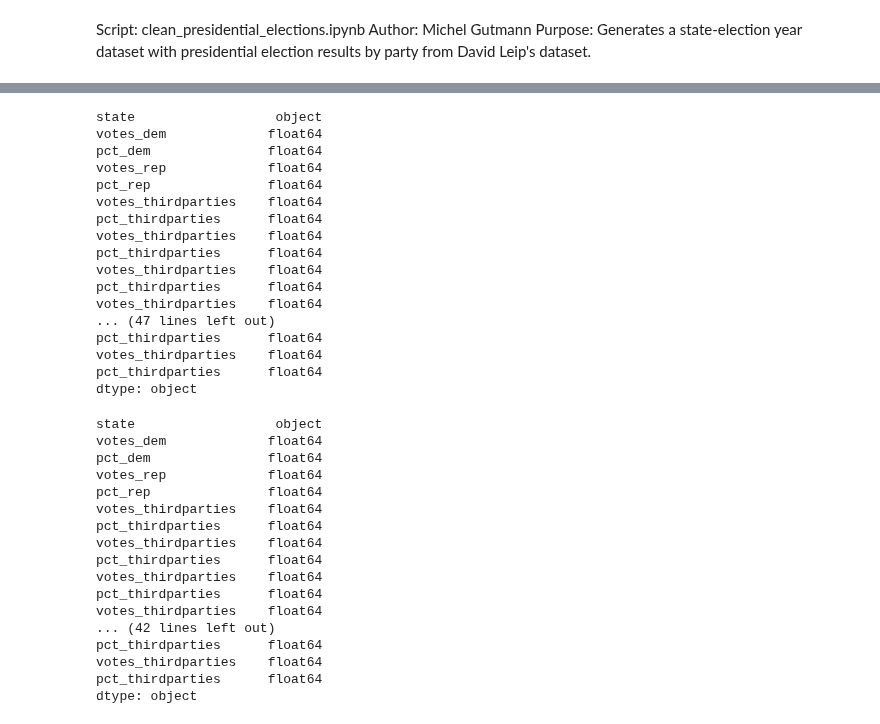
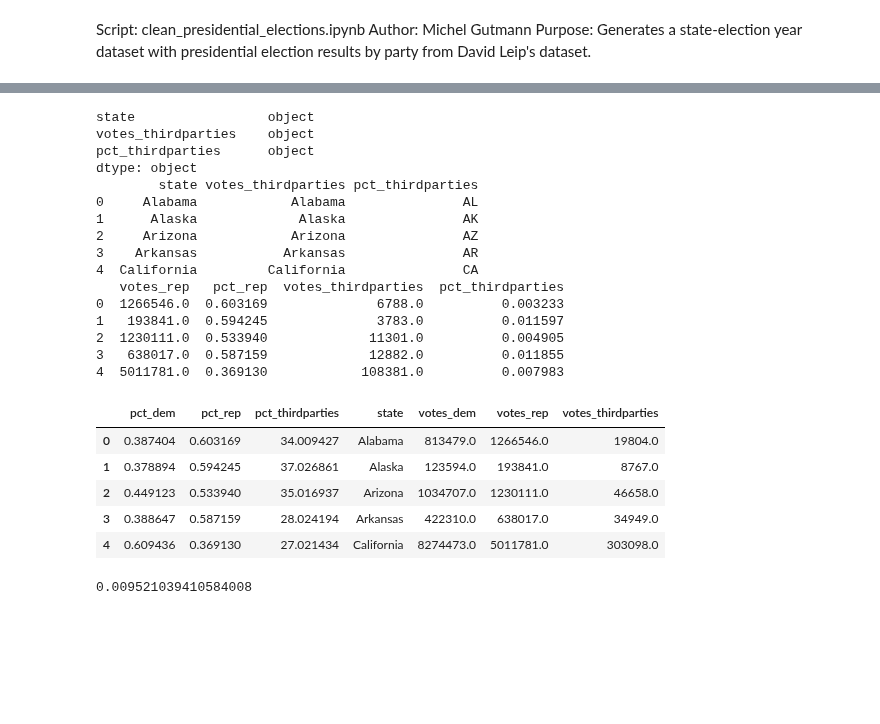
Before and after one commit to batShimon/similarity_data, a Jupyter notebook: clean_presidential_elections.ipynb, the cells around one changed output, grey strips where cells are left out. Cells and saved outputs as stored; diff of their text form; code cells hidden in the pictures; blank space fills up the shorter version.

```diff
--- a/clean_presidential_elections.ipynb
+++ b/clean_presidential_elections.ipynb
@@ -50,10 +50,16 @@ def clean_election(df):
         elif col_str != "state":
             col_names.append("pct_" + last_name)
     df_filtered.columns = col_names
+    # df_filtered1 = df_filtered.loc[:, (df_filtered.dtypes != 'float64')]
+    # with pd.option_context('display.max_rows', None):
+    #     print(df_filtered1.dtypes)
+    #     print(df_filtered1.head())
+    # df_filtered2 = df_filtered.iloc[:, 3:7]
+    # with pd.option_context('display.max_rows', None):
+    #     # print(df_filtered2.dtypes)
+    #     print(df_filtered2.head())
     # Keep only float type columns and 'state' column
     df_filtered = df_filtered.loc[:, (df_filtered.dtypes == 'float64') | (df_filtered.columns == 'state')]
-    with pd.option_context('display.max_rows', None):
-        print(df_filtered.dtypes)
 
     # Sum over third party results
     cleaned_df = df_filtered.groupby(df_filtered.columns, axis=1).sum()
@@ -66,41 +96,35 @@ dfs = pd.read_excel(input_file, header=1, sheet_name=None)
 df_2008 = dfs["2008"]
 df_2008_clean = clean_election(df_2008)
 # %% [output]
-state                  object
-votes_dem             float64
-pct_dem               float64
-votes_rep             float64
-pct_rep               float64
-votes_thirdparties    float64
-pct_thirdparties      float64
-votes_thirdparties    float64
-pct_thirdparties      float64
-votes_thirdparties    float64
-pct_thirdparties      float64
-votes_thirdparties    float64
-... (47 lines left out)
-pct_thirdparties      float64
-votes_thirdparties    float64
-pct_thirdparties      float64
+state                 object
+votes_thirdparties    object
+pct_thirdparties      object
 dtype: object
+        state votes_thirdparties pct_thirdparties
+0     Alabama            Alabama               AL
+1      Alaska             Alaska               AK
+2     Arizona            Arizona               AZ
+3    Arkansas           Arkansas               AR
+4  California         California               CA
+   votes_rep   pct_rep  votes_thirdparties  pct_thirdparties
+0  1266546.0  0.603169              6788.0          0.003233
+1   193841.0  0.594245              3783.0          0.011597
+2  1230111.0  0.533940             11301.0          0.004905
+3   638017.0  0.587159             12882.0          0.011855
+4  5011781.0  0.369130            108381.0          0.007983
+# %%
+df_2008_clean.head()
+# %% [output]
+|  | pct_dem | pct_rep | pct_thirdparties | state | votes_dem | votes_rep | votes_thirdparties |
+| 0 | 0.387404 | 0.603169 | 34.009427 | Alabama | 813479.0 | 1266546.0 | 19804.0 |
+| 1 | 0.378894 | 0.594245 | 37.026861 | Alaska | 123594.0 | 193841.0 | 8767.0 |
+| 2 | 0.449123 | 0.533940 | 35.016937 | Arizona | 1034707.0 | 1230111.0 | 46658.0 |
+| 3 | 0.388647 | 0.587159 | 28.024194 | Arkansas | 422310.0 | 638017.0 | 34949.0 |
+| 4 | 0.609436 | 0.369130 | 27.021434 | California | 8274473.0 | 5011781.0 | 303098.0 |
+# %%
+print(19804/(813479+1266546))
+# %% [output]
+0.009521039410584008
 # %%
 df_2012 = dfs["2012"]
 df_2012_clean = clean_election(df_2012)
-# %% [output]
-state                  object
-votes_dem             float64
-pct_dem               float64
-votes_rep             float64
-pct_rep               float64
-votes_thirdparties    float64
-pct_thirdparties      float64
-votes_thirdparties    float64
-pct_thirdparties      float64
-votes_thirdparties    float64
-pct_thirdparties      float64
-votes_thirdparties    float64
-... (42 lines left out)
-pct_thirdparties      float64
-votes_thirdparties    float64
-pct_thirdparties      float64
-dtype: object
```
Also changed, not shown: parts of 5 cells of this notebook.
